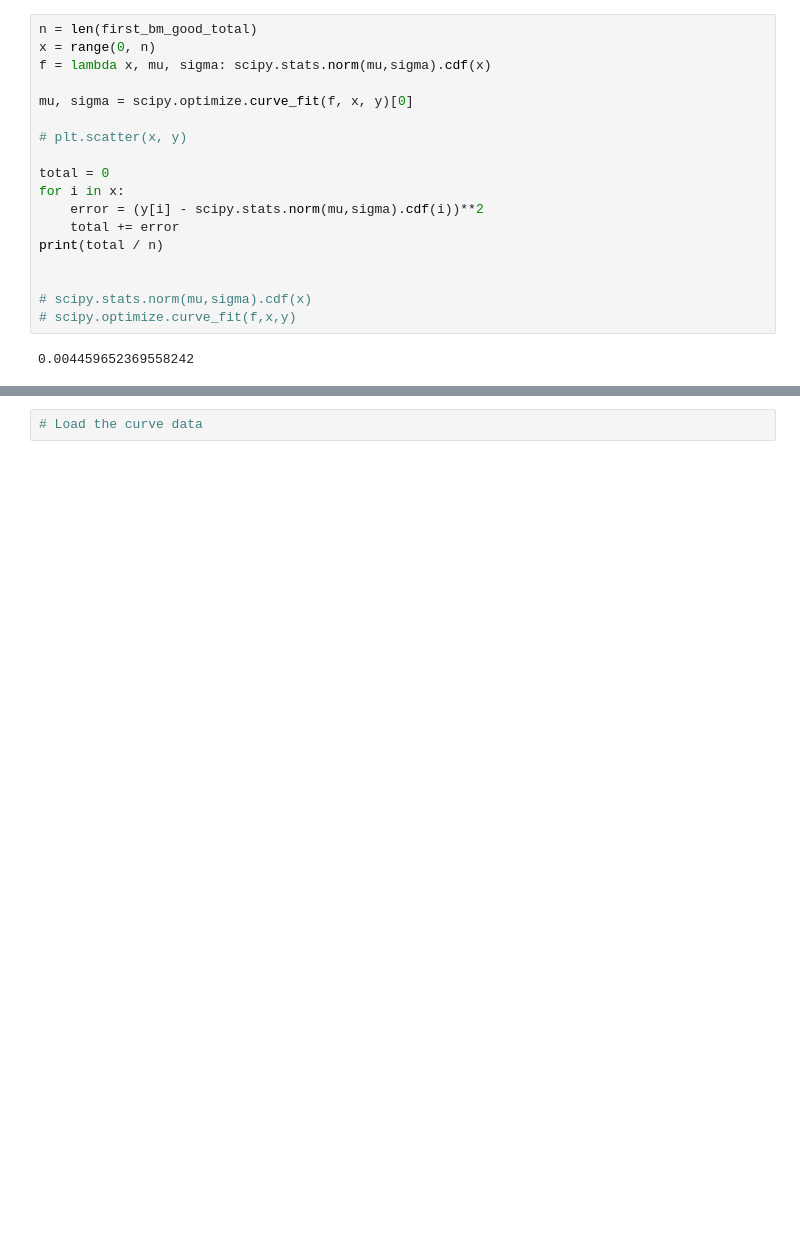
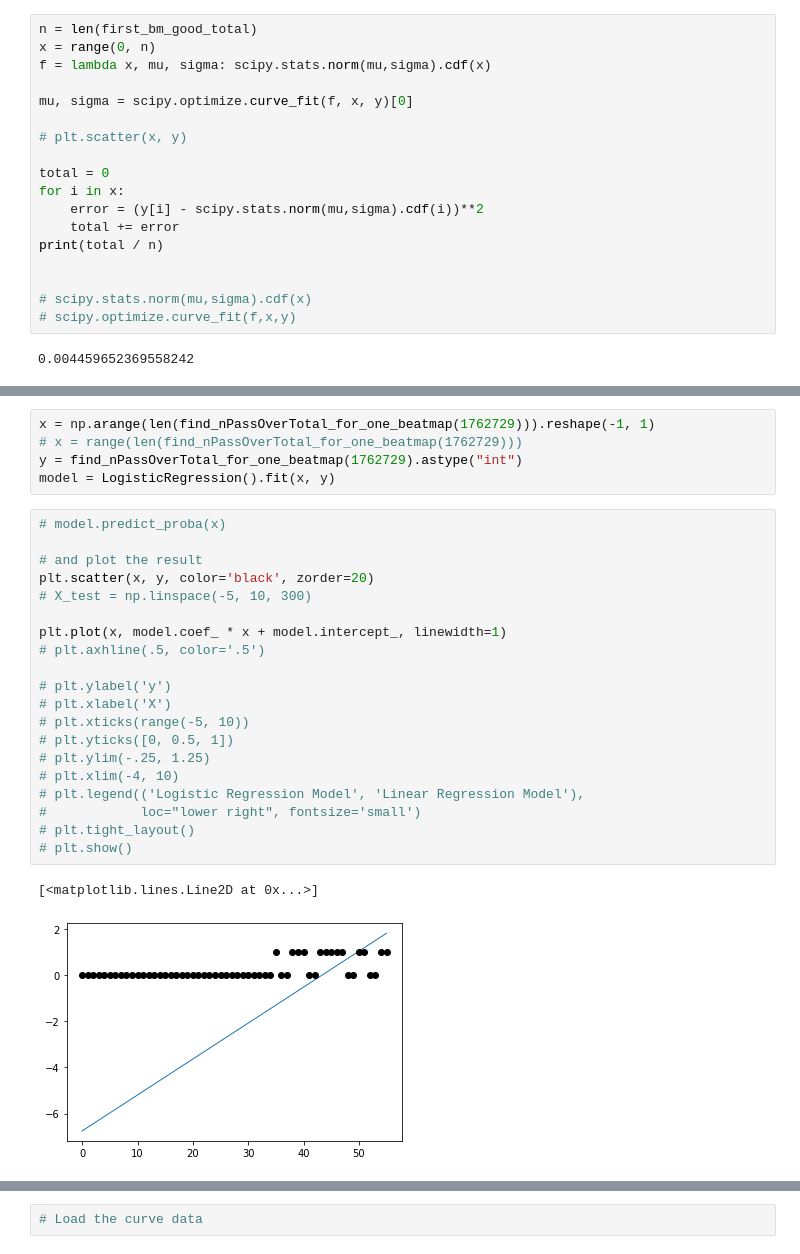
Before and after one commit to the-data-science-union/DSU-S2021-mlpp, a Jupyter notebook: exploration/5. score_criteria_reevaluation/2. m1_sigmoid_cdf_fitting.ipynb, the cells around one changed output, grey strips where cells are left out. Saved outputs shown, nothing was run; the diff lists cells and outputs as text; blank space fills up the shorter version.

```diff
--- a/exploration/5. score_criteria_reevaluation/2. m1_sigmoid_cdf_fitting.ipynb
+++ b/exploration/5. score_criteria_reevaluation/2. m1_sigmoid_cdf_fitting.ipynb
@@ -100,0 +186,28 @@ TypeError: 'function' object is not subscriptable
+# %%
+x = np.arange(len(find_nPassOverTotal_for_one_beatmap(1762729))).reshape(-1, 1)
+# x = range(len(find_nPassOverTotal_for_one_beatmap(1762729)))
+y = find_nPassOverTotal_for_one_beatmap(1762729).astype("int")
+model = LogisticRegression().fit(x, y)
+# %%
+# model.predict_proba(x)
+
+# and plot the result
+plt.scatter(x, y, color='black', zorder=20)
+# X_test = np.linspace(-5, 10, 300)
+
+plt.plot(x, model.coef_ * x + model.intercept_, linewidth=1)
+# plt.axhline(.5, color='.5')
+
+# plt.ylabel('y')
+# plt.xlabel('X')
+# plt.xticks(range(-5, 10))
+# plt.yticks([0, 0.5, 1])
+# plt.ylim(-.25, 1.25)
+# plt.xlim(-4, 10)
+# plt.legend(('Logistic Regression Model', 'Linear Regression Model'),
+#            loc="lower right", fontsize='small')
+# plt.tight_layout()
+# plt.show()
+# %% [output]
+[<matplotlib.lines.Line2D at 0x...>]
+[figure, added]
```
Also changed, not shown: parts of 12 cells of this notebook, 3 other files.
